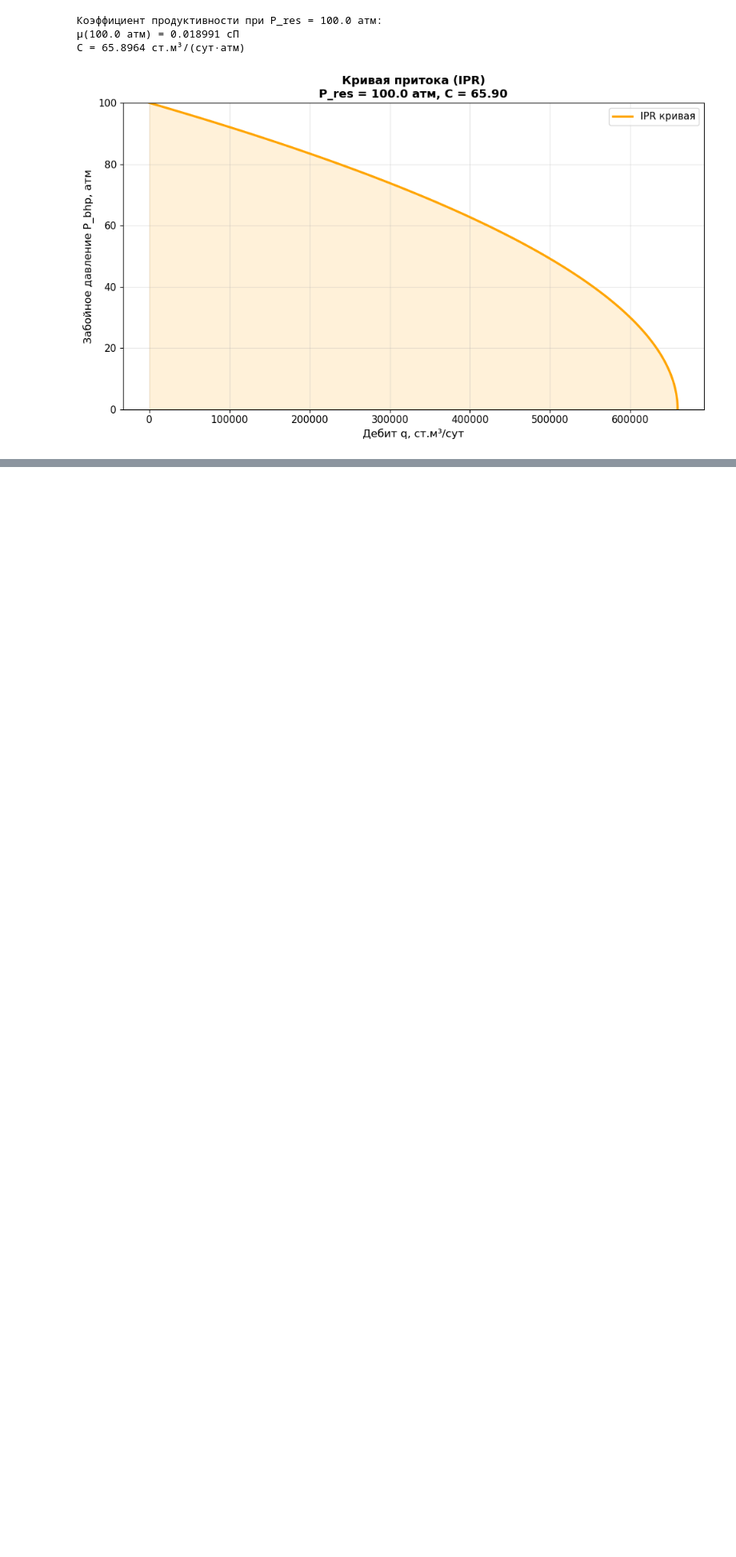
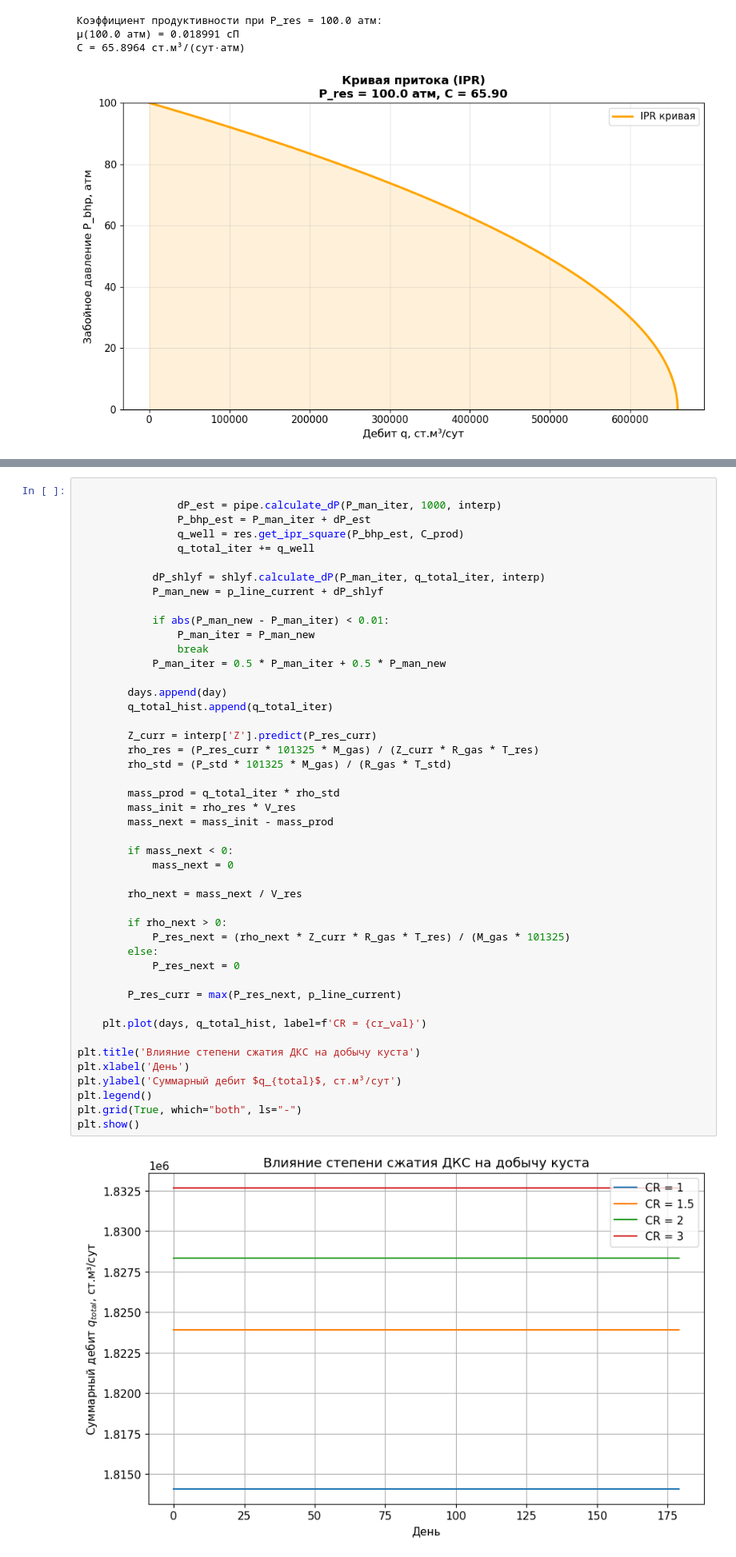
Before and after one commit to Egor-Kashirin/Simulator, a Jupyter notebook: курсовая.ipynb, the cells around one changed output, grey strips where cells are left out. Shown at 80% size. Cells and saved outputs as stored; diff of their text form; blank space fills up the shorter version.

```diff
--- a/курсовая.ipynb
+++ b/курсовая.ipynb
@@ -186,0 +369,48 @@ plt.show()
+# %%
+
+                dP_est = pipe.calculate_dP(P_man_iter, 1000, interp)
+                P_bhp_est = P_man_iter + dP_est
+                q_well = res.get_ipr_square(P_bhp_est, C_prod)
+                q_total_iter += q_well
+
+            dP_shlyf = shlyf.calculate_dP(P_man_iter, q_total_iter, interp)
+            P_man_new = p_line_current + dP_shlyf
+
+            if abs(P_man_new - P_man_iter) < 0.01:
+                P_man_iter = P_man_new
+                break
+            P_man_iter = 0.5 * P_man_iter + 0.5 * P_man_new
+
+        days.append(day)
+        q_total_hist.append(q_total_iter)
+
+        Z_curr = interp['Z'].predict(P_res_curr)
+        rho_res = (P_res_curr * 101325 * M_gas) / (Z_curr * R_gas * T_res)
+        rho_std = (P_std * 101325 * M_gas) / (R_gas * T_std)
+
+        mass_prod = q_total_iter * rho_std
+        mass_init = rho_res * V_res
+        mass_next = mass_init - mass_prod
+
+        if mass_next < 0:
+            mass_next = 0
+
+        rho_next = mass_next / V_res
+
+        if rho_next > 0:
+            P_res_next = (rho_next * Z_curr * R_gas * T_res) / (M_gas * 101325)
+        else:
+            P_res_next = 0
+
+        P_res_curr = max(P_res_next, p_line_current)
+
+    plt.plot(days, q_total_hist, label=f'CR = {cr_val}')
+
+plt.title('Влияние степени сжатия ДКС на добычу куста')
+plt.xlabel('День')
+plt.ylabel('Суммарный дебит $q_{total}$, ст.м³/сут')
+plt.legend()
+plt.grid(True, which="both", ls="-")
+plt.show()
+# %% [output]
+[figure, added]
```
Also changed, not shown: parts of 6 cells of this notebook, 1 other file.
